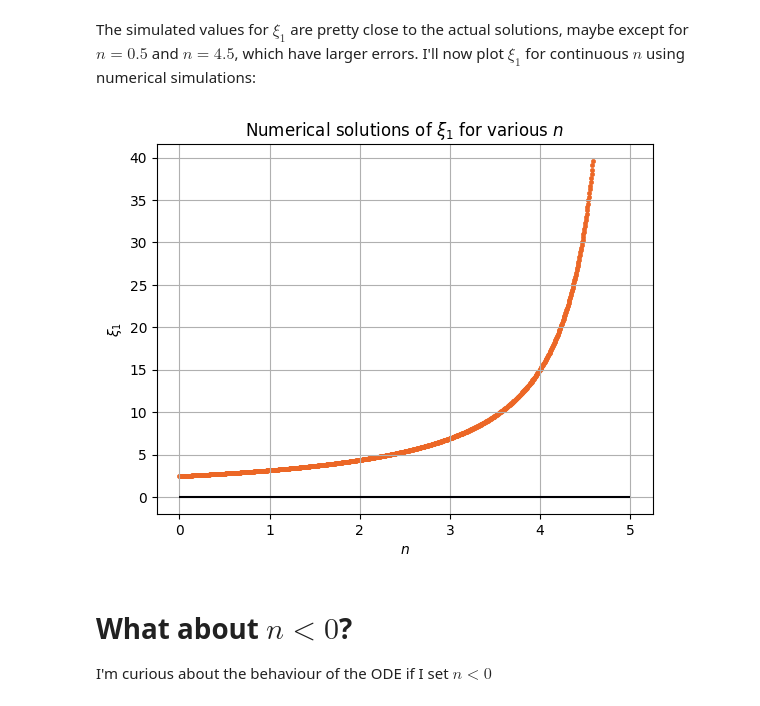
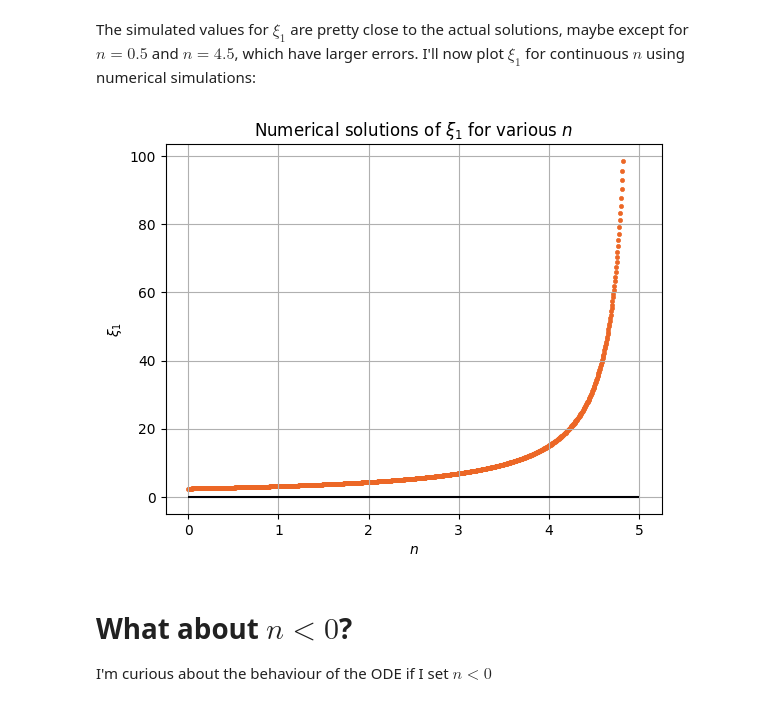
Before and after one commit to ShuoChen777/Lane-emden, a Jupyter notebook: lane_emden.ipynb, the cells around one changed output. Cells and saved outputs as stored; diff of their text form; code cells hidden in the pictures.

```diff
--- a/lane_emden.ipynb
+++ b/lane_emden.ipynb
@@ -136,35 +147,37 @@ plt.show()
 The simulated values for $\xi_1$ are pretty close to the actual solutions, maybe except for $n=0.5$ and $n=4.5$, which have larger errors. I'll now plot $\xi_1$ for continuous $n$ using numerical simulations:
 # %%
 accuracy = 1000
+
+big_time = [1e-10, 100]
 
 n_list_cont = np.linspace(0, 5, accuracy)
 
 for i in range(len(n_list_cont)):
     sol = solve_ivp(le_derivatives,
-                    t_span=t_span,
+                    t_span=big_time,
                     y0=y0,
                     args=(n_list_cont[i],),
                     events=find_zero,
                     dense_output=True)
     if sol.t_events[0].size != 0:
         t_lim = sol.t_events[0][0]
         plt.scatter(n_list_cont[i],
                     t_lim,
                     c=colours[14],
                     # c=colours[int(i//(accuracy/20))],
                     linewidths=0.5,
                     marker='.')
     else:
         pass
 
 plt.hlines(0, xmin=0, xmax=5, colors=colours[0])
 plt.title(r'Numerical solutions of $\xi_1$ for various $n$')
 plt.xlabel(r'$n$')
 plt.ylabel(r'$\xi_1$')
 plt.grid()
 plt.show()
 # %% [output]
-[figure, old version]
+[figure, new version]
 # %% [markdown]
 # What about $n<0$?
 
```
Also changed, not shown: parts of 5 cells of this notebook, 2 other files.
